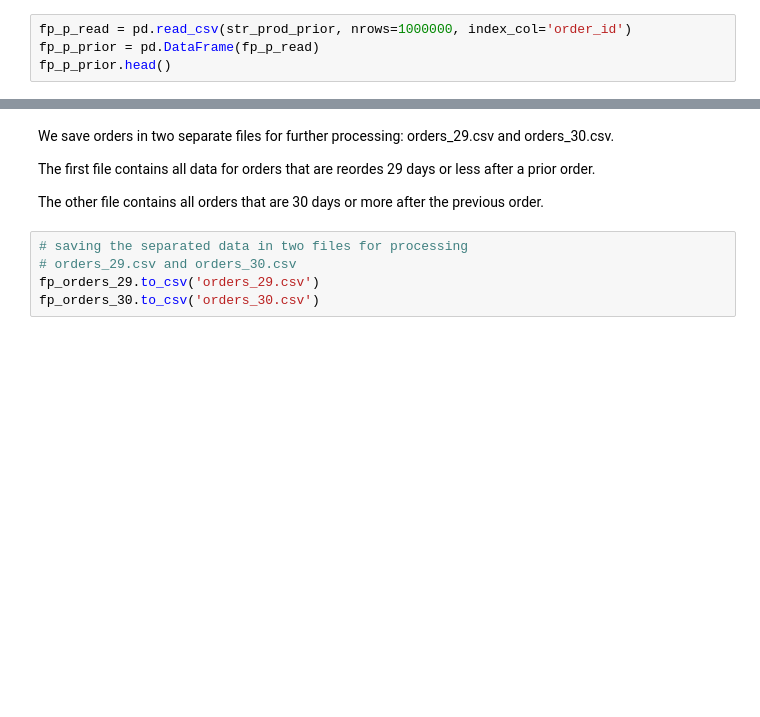
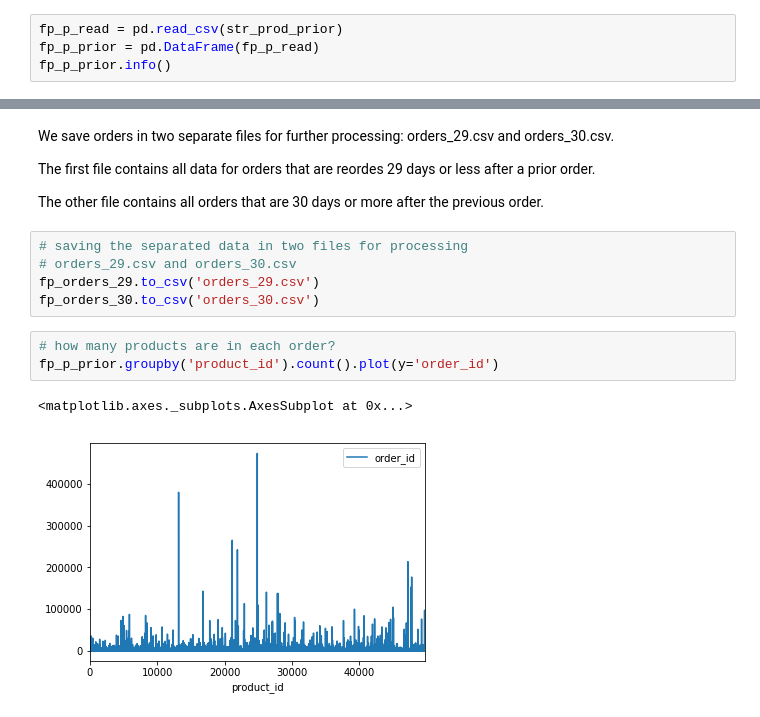
Before and after one commit to SDashev/Springboard-Capstone-1, a Jupyter notebook: insta_cart.ipynb, the cells around one changed output, grey strips where cells are left out. Cells and saved outputs as stored; diff of their text form; blank space fills up the shorter version.

```diff
--- a/insta_cart.ipynb
+++ b/insta_cart.ipynb
@@ -86,5 +109,5 @@ memory usage: 42.3 MB
 # %%
-fp_p_read = pd.read_csv(str_prod_prior, nrows=1000000, index_col='order_id')
+fp_p_read = pd.read_csv(str_prod_prior)
 fp_p_prior = pd.DataFrame(fp_p_read)
-fp_p_prior.head()
+fp_p_prior.info()
 # %% [output]
@@ -153,3 +178,9 @@ The other file contains all orders that are 30 days or more after the previous o
 # orders_29.csv and orders_30.csv
 fp_orders_29.to_csv('orders_29.csv')
 fp_orders_30.to_csv('orders_30.csv')
+# %%
+# how many products are in each order?
+fp_p_prior.groupby('product_id').count().plot(y='order_id')
+# %% [output]
+<matplotlib.axes._subplots.AxesSubplot at 0x...>
+[figure, added]
```
Also changed, not shown: parts of 8 cells of this notebook.
